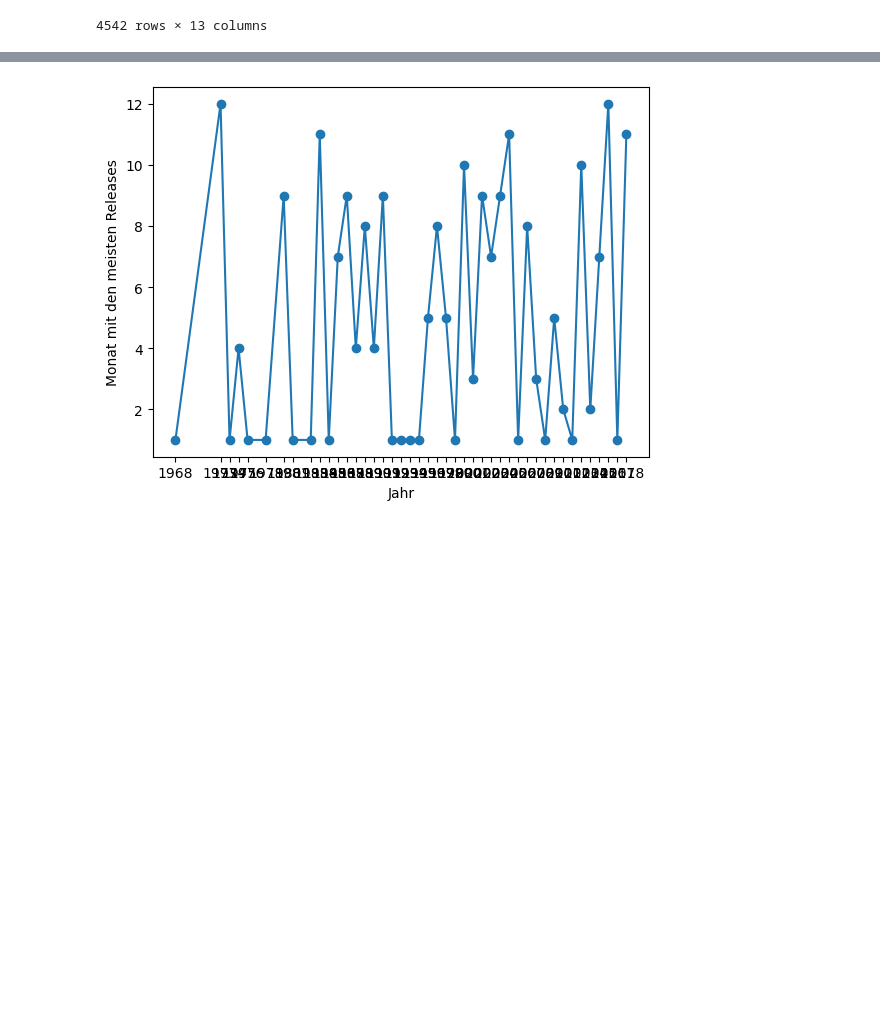
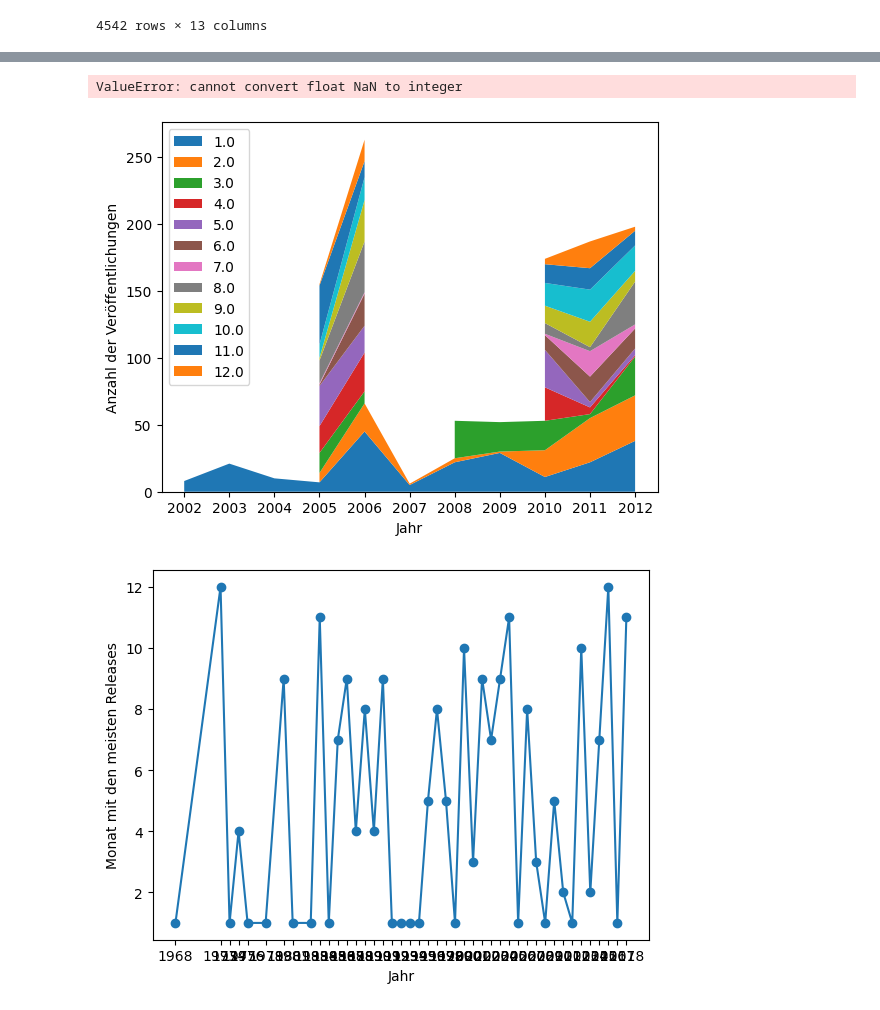
Before and after one commit to Richard-Sieg-TH-Koln/statistik-1-team-2, a Jupyter notebook: notebooks/marc_biehl.ipynb, the cells around one changed output, grey strips where cells are left out. Drawn from its saved outputs; the diff is of its cells as text; code cells hidden in the pictures; blank space fills up the shorter version.

```diff
--- a/notebooks/marc_biehl.ipynb
+++ b/notebooks/marc_biehl.ipynb
@@ -37,3 +62,29 @@ data
+# %%
+import matplotlib.pyplot as plt
+
+# Filtere den Zeitraum von 2002 bis 2012
+filtered_data = data[(data["release_year"] >= 2002) & (data["release_year"] <= 2012)]
+
+# Gruppiere nach Jahr und Monat und zähle die Anzahl der Songs
+songs_per_year_month = filtered_data.groupby(["release_year", "month"])["songtitle"].count().unstack()
+
+# Plotten der gestapelten Linien
+plt.stackplot(songs_per_year_month.index, songs_per_year_month.values.T, labels=songs_per_year_month.columns)
+
+# Einstellungen für das Diagramm
+plt.xlabel("Jahr")
+plt.ylabel("Anzahl der Veröffentlichungen")
+plt.legend(loc="upper left")
+
+# Anpassung der Achsenbeschriftungen
+plt.xticks(songs_per_year_month.index)
+plt.yticks(range(0, int(songs_per_year_month.values.max()) + 1))  # Konvertiere das Maximum zu einer Ganzzahl
+
+# Anzeigen des Diagramms
+plt.show()
+# %% [output]
+ValueError: cannot convert float NaN to integer
+[figure, added]
 # %%
 
 import matplotlib.pyplot as plt
```
Also changed, not shown: parts of 2 cells of this notebook, 1 other file.
